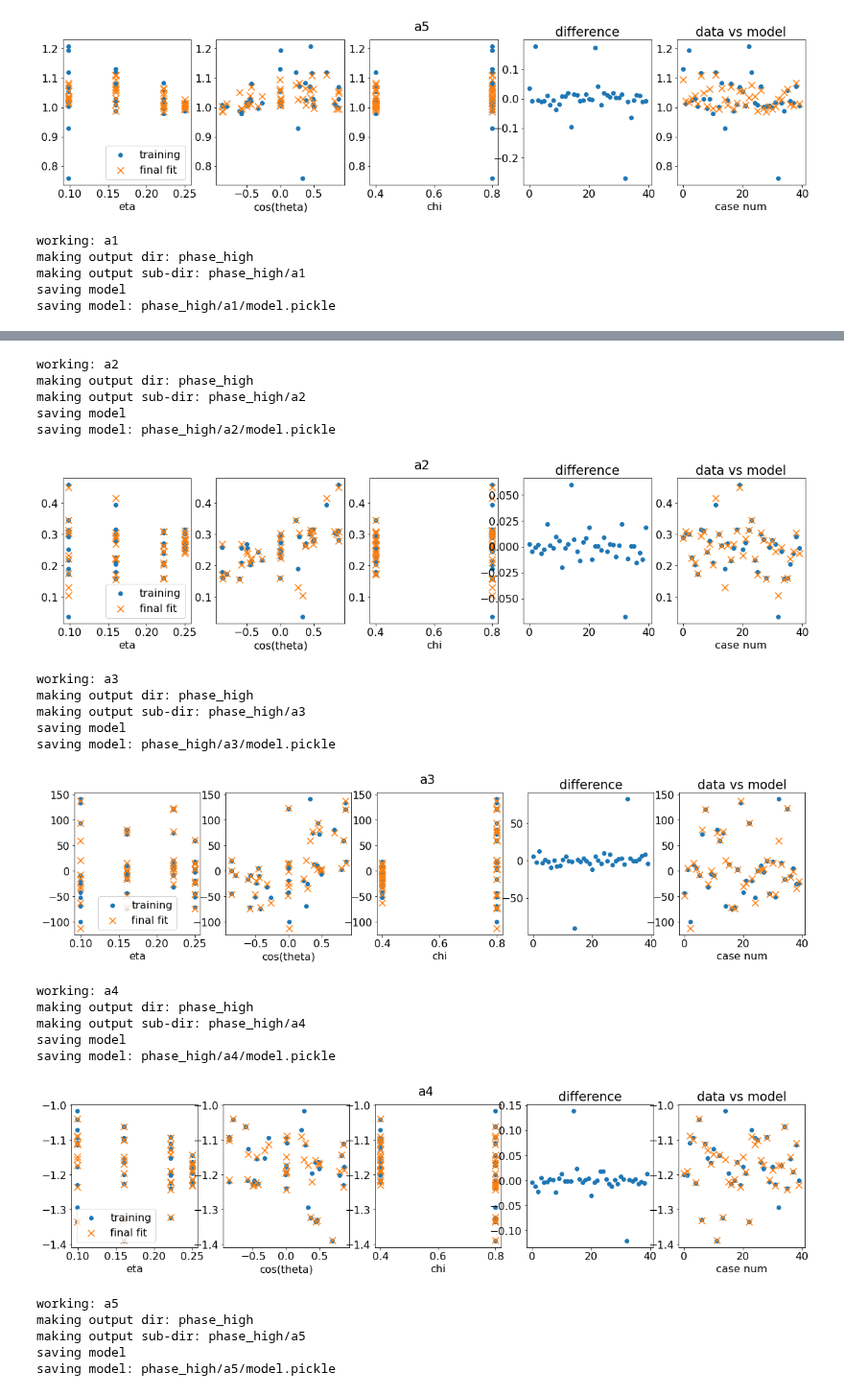
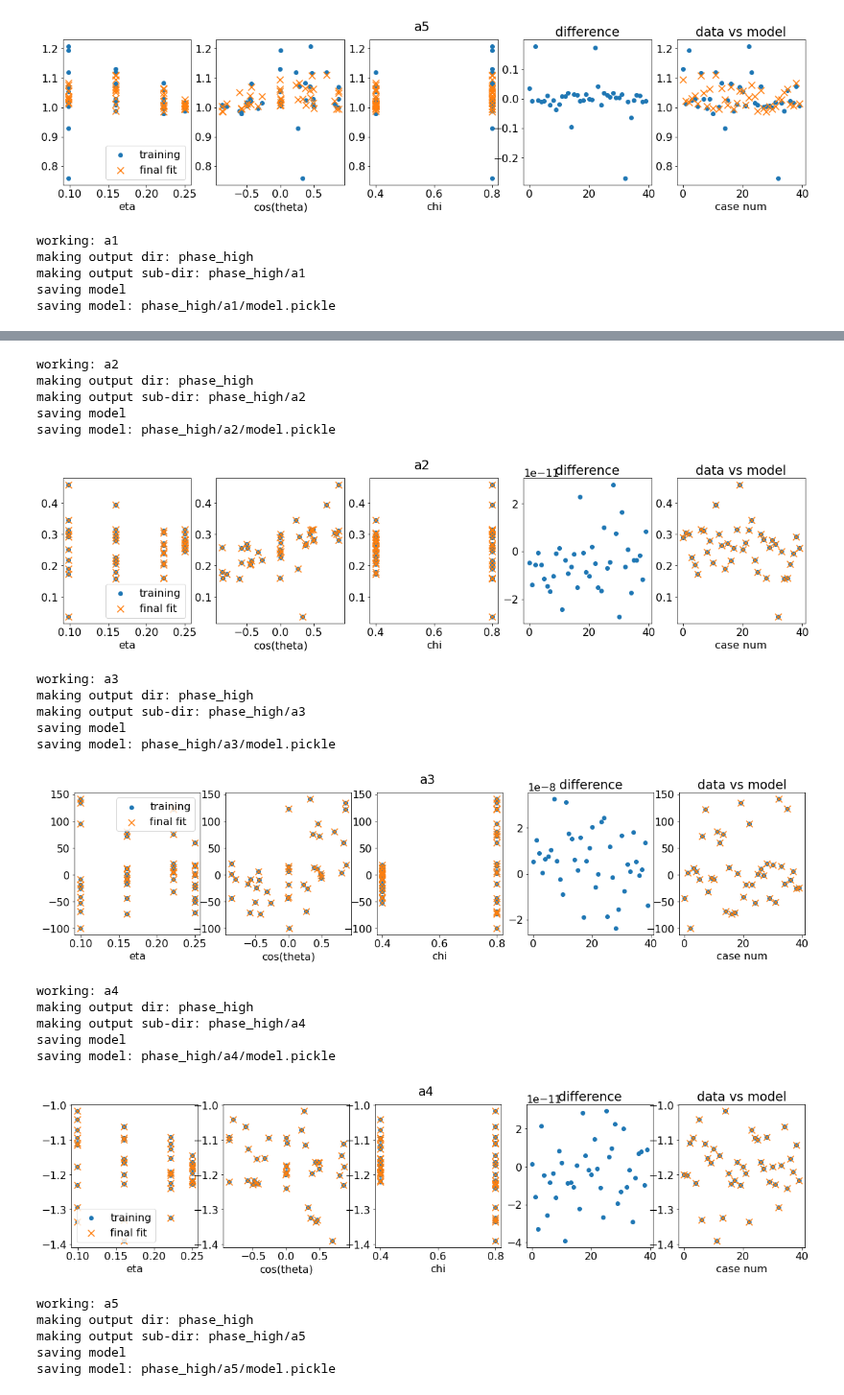
Before and after one commit to Cyberface/puck, a Jupyter notebook: sk/puck-pfs-phase.ipynb, the cells around one changed output, grey strips where cells are left out. Shown at 96% size. Cells and saved outputs as stored; diff of their text form; code cells hidden in the pictures.

Commit message:
update high order phase fit

```diff
--- a/sk/puck-pfs-phase.ipynb
+++ b/sk/puck-pfs-phase.ipynb
@@ -103,7 +103,7 @@ saving model: phase/a5/model.pickle
 [figure]
 # %%
 # model_high = make_pipeline(PolynomialFeatures(degree=7), Lasso(alpha=0.001, max_iter=1e7))
-model_high = make_pipeline(PolynomialFeatures(degree=4), LinearRegression(fit_intercept=True))
+model_high = make_pipeline(PolynomialFeatures(degree=5), LinearRegression(fit_intercept=True))
 
 fits = []
 parnames = ['a1', 'a2', 'a3', 'a4', 'a5']
@@ -120,21 +120,21 @@ saving model: phase_high/a1/model.pickle
 working: a2
 making output dir: phase_high
 making output sub-dir: phase_high/a2
 saving model
 saving model: phase_high/a2/model.pickle
-[figure, old version]
+[figure, new version]
 working: a3
 making output dir: phase_high
 making output sub-dir: phase_high/a3
 saving model
 saving model: phase_high/a3/model.pickle
-[figure, old version]
+[figure, new version]
 working: a4
 making output dir: phase_high
 making output sub-dir: phase_high/a4
 saving model
 saving model: phase_high/a4/model.pickle
-[figure, old version]
+[figure, new version]
 working: a5
 making output dir: phase_high
 making output sub-dir: phase_high/a5
```
Also changed, not shown: parts of 1 cell of this notebook, 10 other files.
